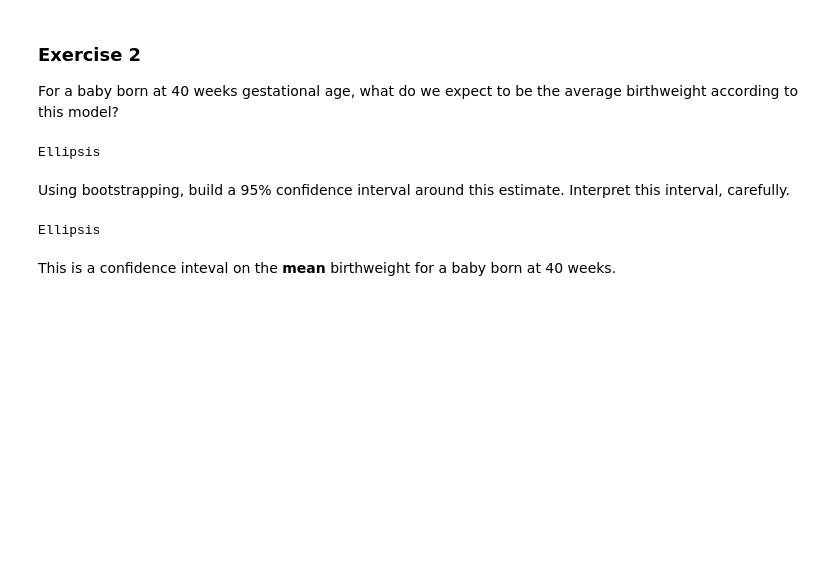
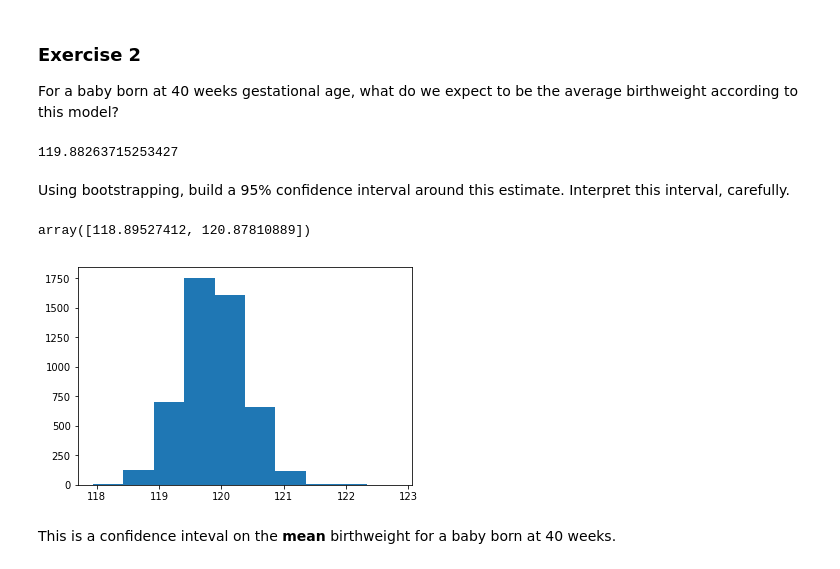
Before and after one commit to hanzhang35/ZhangMath377, a Jupyter notebook: HW Check 6/Lesson 35.ipynb, the cells around one changed output. Drawn from its saved outputs; the diff is of its cells as text; code cells hidden in the pictures; blank space fills up the shorter version.

```diff
--- a/HW Check 6/Lesson 35.ipynb
+++ b/HW Check 6/Lesson 35.ipynb
@@ -77,16 +77,27 @@ plt.show()
 ### Exercise 2
 
 For a baby born at 40 weeks gestational age, what do we expect to be the average birthweight according to this model?
-# %%
-...
-# %% [output]
-Ellipsis
+# %%
+280*slope+intercept
+# %% [output]
+119.88263715253427
 # %% [markdown]
 Using bootstrapping, build a 95% confidence interval around this estimate. Interpret this interval, carefully.
-# %%
-...
-# %% [output]
-Ellipsis
+# %%
+ests=[]
+for _ in np.arange(5000):
+    resample=baby.sample()
+    slope,intercept=minimize(mse_resample)
+    ests=np.append(ests,intercept+slope*280)
+
+percentile([2.5,97.5],ests)
+# %% [output]
+array([118.89527412, 120.87810889])
+# %%
+plt.hist(ests)
+plt.show()
+# %% [output]
+[figure, added]
 # %% [markdown]
 This is a confidence inteval on the **mean** birthweight for a baby born at 40 weeks.
 # %% [markdown]
```
Also changed, not shown: parts of 8 cells of this notebook, 1 other file.
